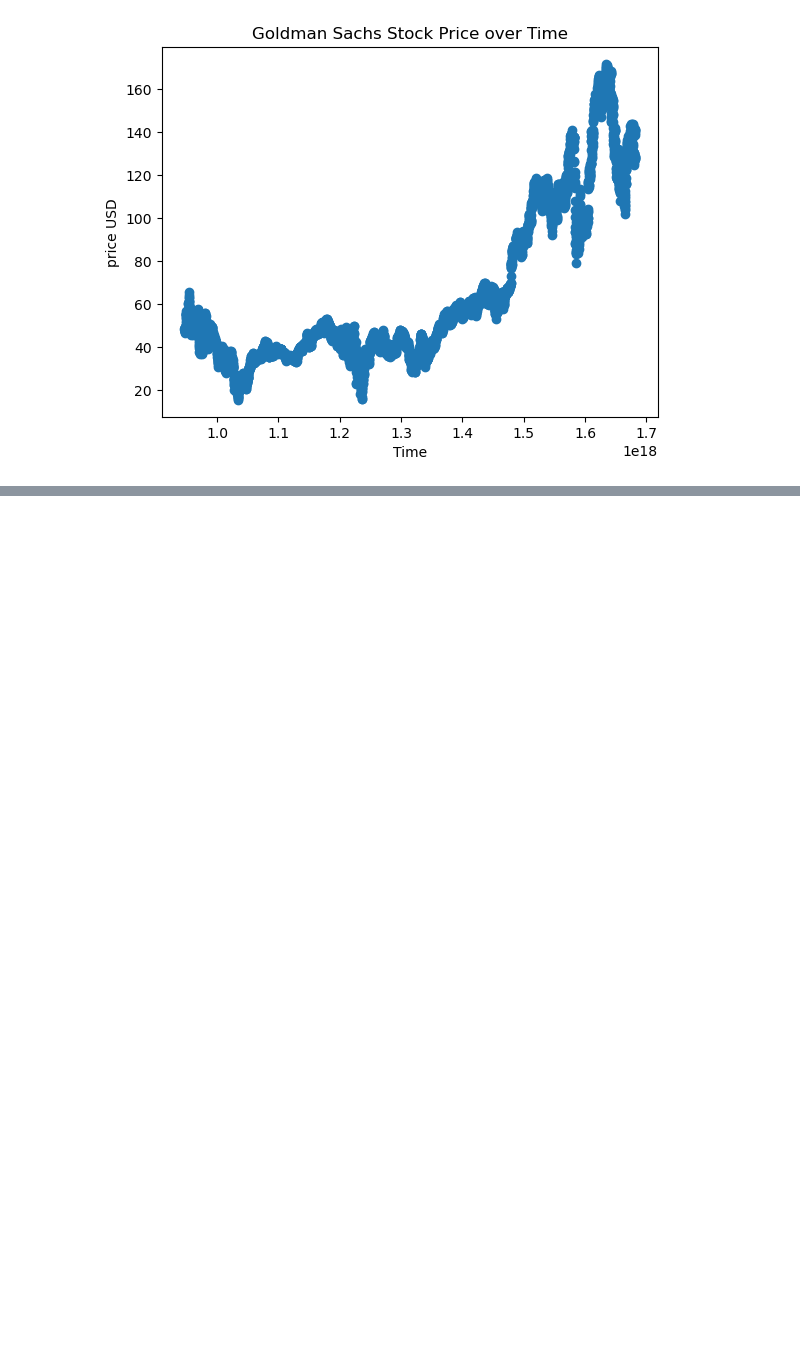
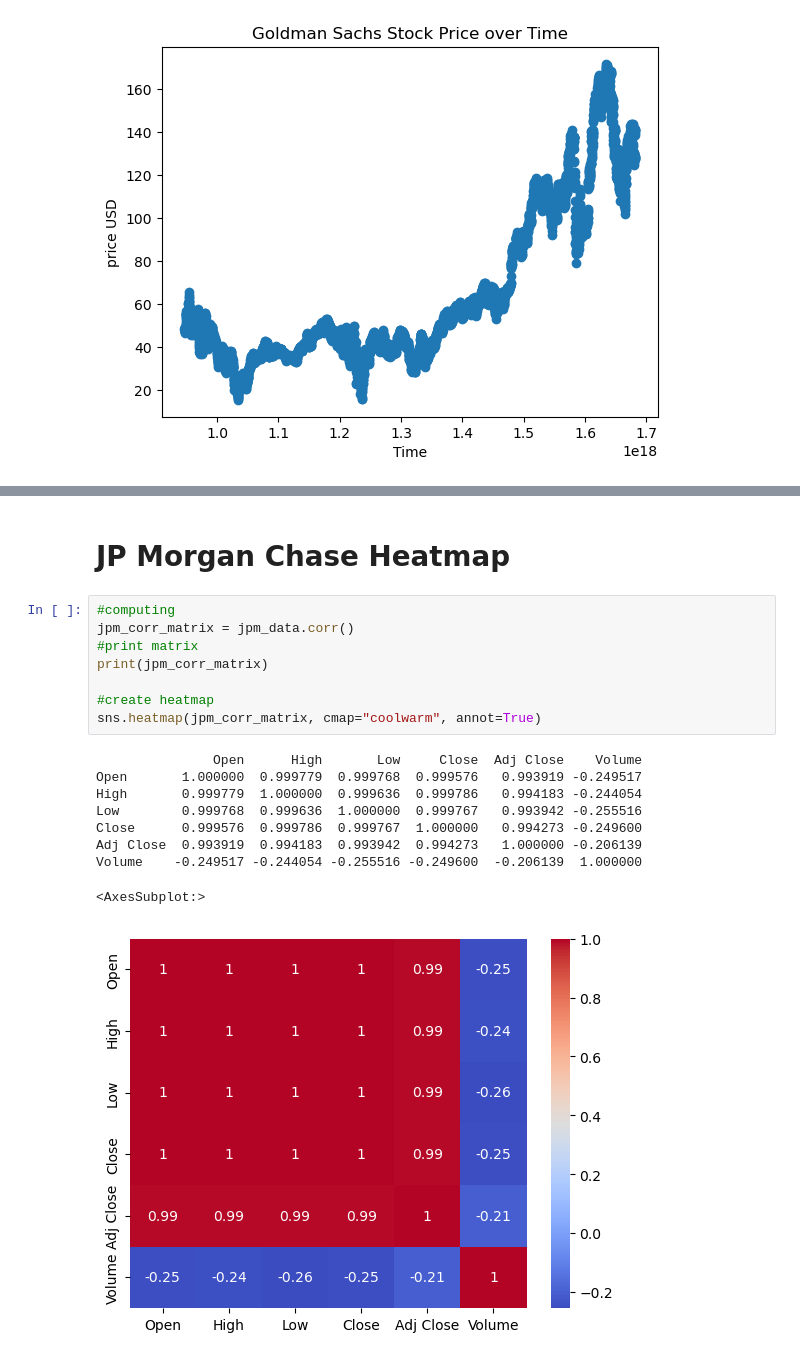
Before and after one commit to wiggapony0925/Goldman-Sachs-JPMorgan-Chase-share-prices-2000---2023-, a Jupyter notebook: goldman-sachs-jpmorgan-chase-share-prices.ipynb, the cells around one changed output, grey strips where cells are left out. Cells and saved outputs as stored; diff of their text form; blank space fills up the shorter version.

Commit message:
Kaggle Notebook | Goldman Sachs & JPMorgan Chase share prices | Version 6

```diff
--- a/goldman-sachs-jpmorgan-chase-share-prices.ipynb
+++ b/goldman-sachs-jpmorgan-chase-share-prices.ipynb
@@ -219,0 +237,20 @@ Golden Sachs stock price on 2023-01-01: 119.53708182047372 USD
+# %% [markdown]
+# JP Morgan Chase Heatmap
+# %%
+#computing
+jpm_corr_matrix = jpm_data.corr()
+#print matrix
+print(jpm_corr_matrix)
+
+#create heatmap
+sns.heatmap(jpm_corr_matrix, cmap="coolwarm", annot=True)
+# %% [output]
+               Open      High       Low     Close  Adj Close    Volume
+Open       1.000000  0.999779  0.999768  0.999576   0.993919 -0.249517
+High       0.999779  1.000000  0.999636  0.999786   0.994183 -0.244054
+Low        0.999768  0.999636  1.000000  0.999767   0.993942 -0.255516
+Close      0.999576  0.999786  0.999767  1.000000   0.994273 -0.249600
+Adj Close  0.993919  0.994183  0.993942  0.994273   1.000000 -0.206139
+Volume    -0.249517 -0.244054 -0.255516 -0.249600  -0.206139  1.000000
+<AxesSubplot:>
+[figure, added]
```
Also changed, not shown: parts of 6 cells of this notebook.
